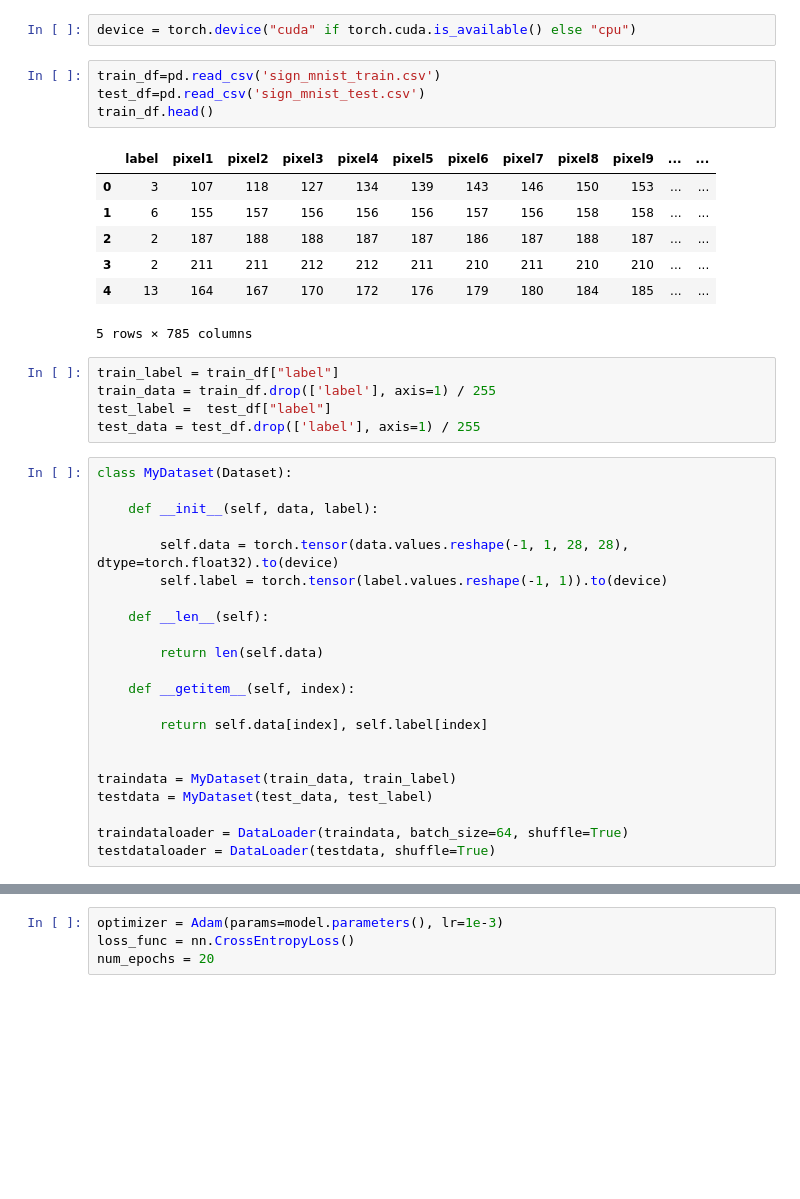
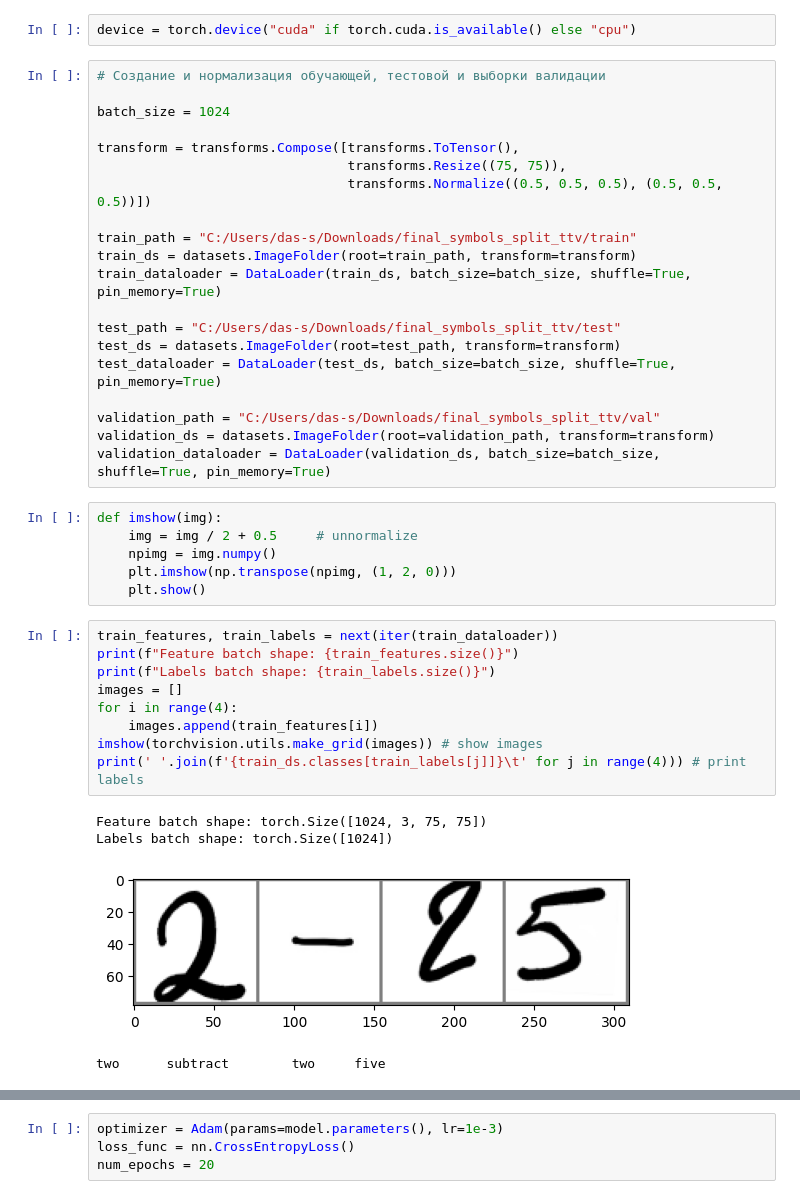
Before and after one commit to Danil-Ivonin/PythonTasksBozorov, a Jupyter notebook: ML_DNN/Lab2.ipynb, the cells around one changed output, grey strips where cells are left out. Saved outputs shown, nothing was run; the diff lists cells and outputs as text; blank space fills up the shorter version.

```diff
--- a/ML_DNN/Lab2.ipynb
+++ b/ML_DNN/Lab2.ipynb
@@ -10,44 +13,45 @@ from torch.utils.data import Dataset, DataLoader
 # %%
 device = torch.device("cuda" if torch.cuda.is_available() else "cpu")
-# %%
-train_df=pd.read_csv('sign_mnist_train.csv')
-test_df=pd.read_csv('sign_mnist_test.csv')
-train_df.head()
-# %% [output]
-|  | label | pixel1 | pixel2 | pixel3 | pixel4 | pixel5 | pixel6 | pixel7 | pixel8 | pixel9 | ... | ... |
-| 0 | 3 | 107 | 118 | 127 | 134 | 139 | 143 | 146 | 150 | 153 | ... | ... |
-| 1 | 6 | 155 | 157 | 156 | 156 | 156 | 157 | 156 | 158 | 158 | ... | ... |
-| 2 | 2 | 187 | 188 | 188 | 187 | 187 | 186 | 187 | 188 | 187 | ... | ... |
-| 3 | 2 | 211 | 211 | 212 | 212 | 211 | 210 | 211 | 210 | 210 | ... | ... |
-| 4 | 13 | 164 | 167 | 170 | 172 | 176 | 179 | 180 | 184 | 185 | ... | ... |
-5 rows × 785 columns
-# %%
-train_label = train_df["label"]
-train_data = train_df.drop(['label'], axis=1) / 255
-test_label =  test_df["label"]
-test_data = test_df.drop(['label'], axis=1) / 255
-# %%
-class MyDataset(Dataset):
-
-    def __init__(self, data, label):
-
-        self.data = torch.tensor(data.values.reshape(-1, 1, 28, 28), dtype=torch.float32).to(device)
-        self.label = torch.tensor(label.values.reshape(-1, 1)).to(device)
-
-    def __len__(self):
-
-        return len(self.data)
-
-    def __getitem__(self, index):
-
-        return self.data[index], self.label[index]
-
-
-traindata = MyDataset(train_data, train_label)
-testdata = MyDataset(test_data, test_label)
-
-traindataloader = DataLoader(traindata, batch_size=64, shuffle=True)
-testdataloader = DataLoader(testdata, shuffle=True)
+# %%
+# Создание и нормализация обучающей, тестовой и выборки валидации
+
+batch_size = 1024
+
+transform = transforms.Compose([transforms.ToTensor(),
+                                transforms.Resize((75, 75)),
+                                transforms.Normalize((0.5, 0.5, 0.5), (0.5, 0.5, 0.5))])
+
+train_path = "C:/Users/das-s/Downloads/final_symbols_split_ttv/train"
+train_ds = datasets.ImageFolder(root=train_path, transform=transform)
+train_dataloader = DataLoader(train_ds, batch_size=batch_size, shuffle=True, pin_memory=True)
+
+test_path = "C:/Users/das-s/Downloads/final_symbols_split_ttv/test"
+test_ds = datasets.ImageFolder(root=test_path, transform=transform)
+test_dataloader = DataLoader(test_ds, batch_size=batch_size, shuffle=True, pin_memory=True)
+
+validation_path = "C:/Users/das-s/Downloads/final_symbols_split_ttv/val"
+validation_ds = datasets.ImageFolder(root=validation_path, transform=transform)
+validation_dataloader = DataLoader(validation_ds, batch_size=batch_size, shuffle=True, pin_memory=True)
+# %%
+def imshow(img):
+    img = img / 2 + 0.5     # unnormalize
+    npimg = img.numpy()
+    plt.imshow(np.transpose(npimg, (1, 2, 0)))
+    plt.show()
+# %%
+train_features, train_labels = next(iter(train_dataloader))
+print(f"Feature batch shape: {train_features.size()}")
+print(f"Labels batch shape: {train_labels.size()}")
+images = []
+for i in range(4):
+    images.append(train_features[i])
+imshow(torchvision.utils.make_grid(images)) # show images
+print(' '.join(f'{train_ds.classes[train_labels[j]]}\t' for j in range(4))) # print labels
+# %% [output]
+Feature batch shape: torch.Size([1024, 3, 75, 75])
+Labels batch shape: torch.Size([1024])
+[figure, added]
+two      subtract        two     five
 # %%
 class CNN(nn.Module):
     def __init__(self, channel, num_classes):
```
Also changed, not shown: parts of 21 cells of this notebook.
